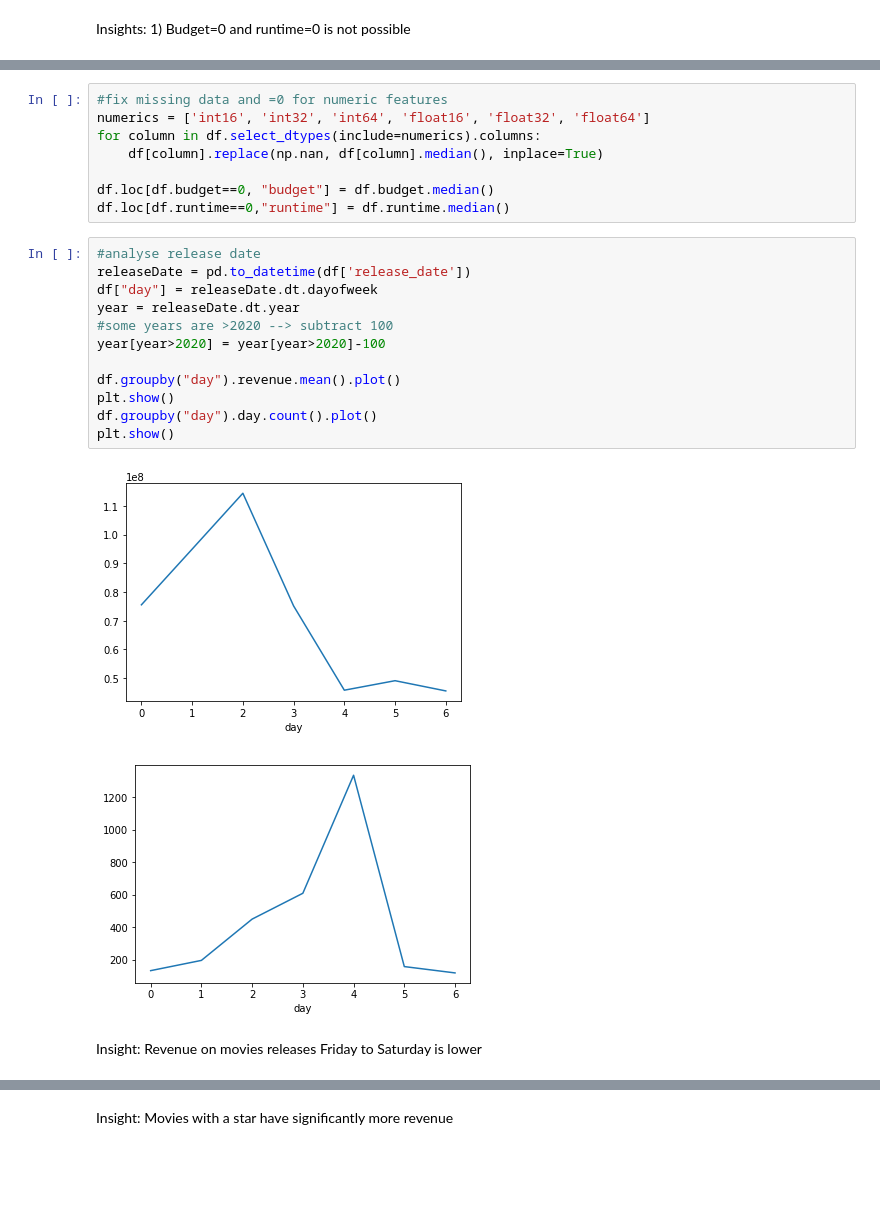
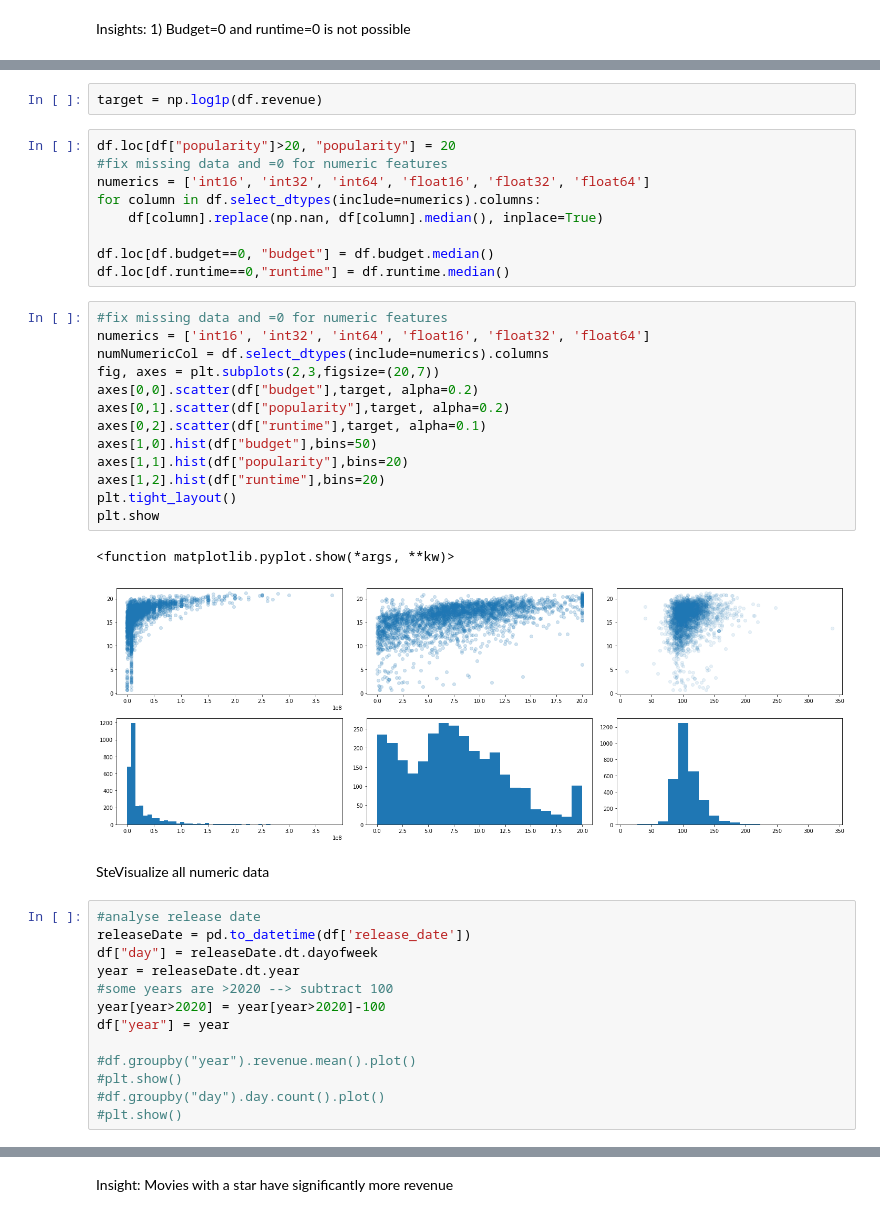
Before and after one commit to Cruzzor/BoxOffice, a Jupyter notebook: Flo_model_movies.ipynb, the cells around one changed output, grey strips where cells are left out. Saved outputs shown, nothing was run; the diff lists cells and outputs as text; blank space fills up the shorter version.

```diff
--- a/Flo_model_movies.ipynb
+++ b/Flo_model_movies.ipynb
@@ -47,4 +103,7 @@ dtype: int64
+# %%
+target = np.log1p(df.revenue)
 # %%
+df.loc[df["popularity"]>20, "popularity"] = 20
 #fix missing data and =0 for numeric features
 numerics = ['int16', 'int32', 'int64', 'float16', 'float32', 'float64']
 for column in df.select_dtypes(include=numerics).columns:
@@ -52,6 +111,24 @@ for column in df.select_dtypes(include=numerics).columns:
 
 df.loc[df.budget==0, "budget"] = df.budget.median()
 df.loc[df.runtime==0,"runtime"] = df.runtime.median()
+# %%
+#fix missing data and =0 for numeric features
+numerics = ['int16', 'int32', 'int64', 'float16', 'float32', 'float64']
+numNumericCol = df.select_dtypes(include=numerics).columns
+fig, axes = plt.subplots(2,3,figsize=(20,7))
+axes[0,0].scatter(df["budget"],target, alpha=0.2)
+axes[0,1].scatter(df["popularity"],target, alpha=0.2)
+axes[0,2].scatter(df["runtime"],target, alpha=0.1)
+axes[1,0].hist(df["budget"],bins=50)
+axes[1,1].hist(df["popularity"],bins=20)
+axes[1,2].hist(df["runtime"],bins=20)
+plt.tight_layout()
+plt.show
+# %% [output]
+<function matplotlib.pyplot.show(*args, **kw)>
+[figure, added]
+# %% [markdown]
+SteVisualize all numeric data
 # %%
 #analyse release date
 releaseDate = pd.to_datetime(df['release_date'])
@@ -59,13 +136,9 @@ df["day"] = releaseDate.dt.dayofweek
 year = releaseDate.dt.year
 #some years are >2020 --> subtract 100
 year[year>2020] = year[year>2020]-100
+df["year"] = year
 
-df.groupby("day").revenue.mean().plot()
-plt.show()
-df.groupby("day").day.count().plot()
-plt.show()
+#df.groupby("year").revenue.mean().plot()
+#plt.show()
+#df.groupby("day").day.count().plot()
+#plt.show()
-# %% [output]
-[figure, removed]
-[figure, removed]
-# %% [markdown]
-Insight: Revenue on movies releases Friday to Saturday is lower
```
Also changed, not shown: parts of 28 cells of this notebook.
